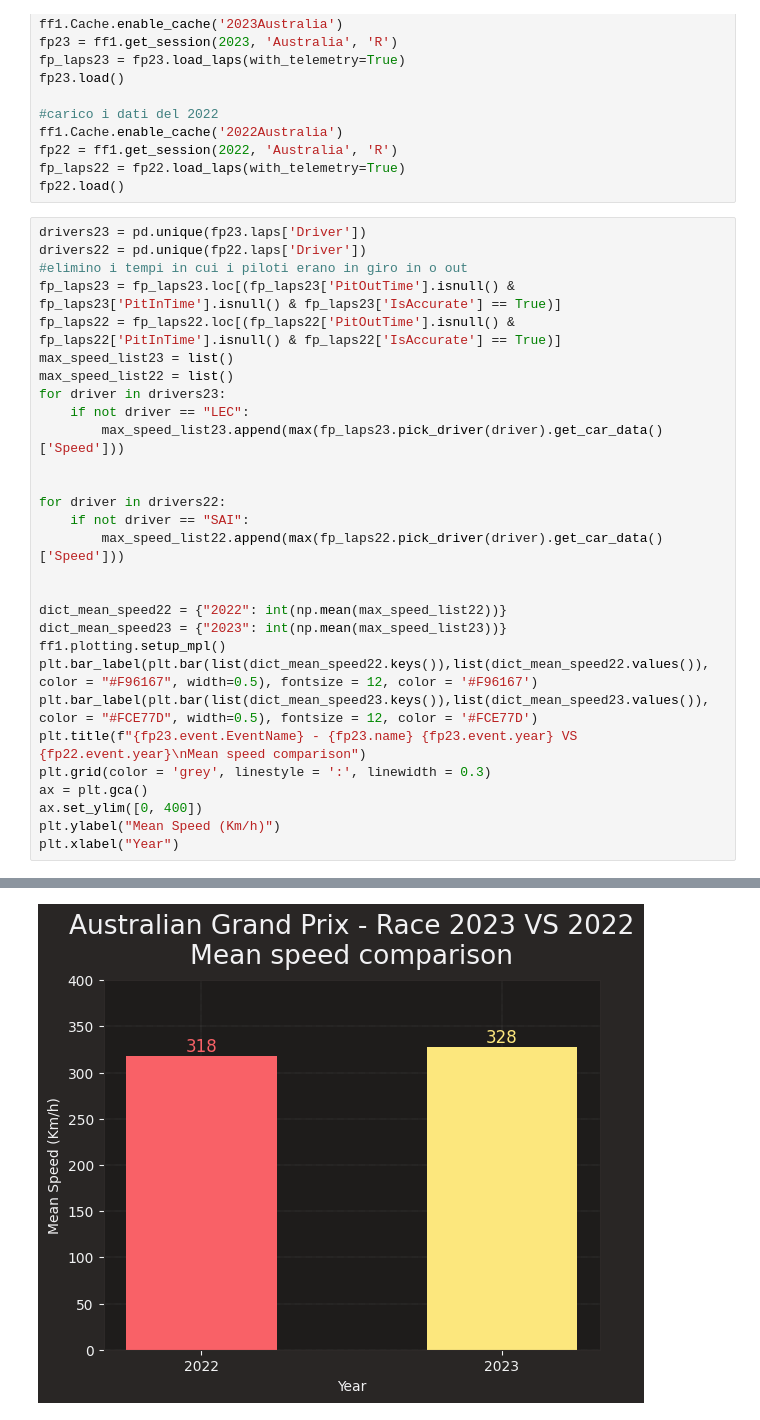
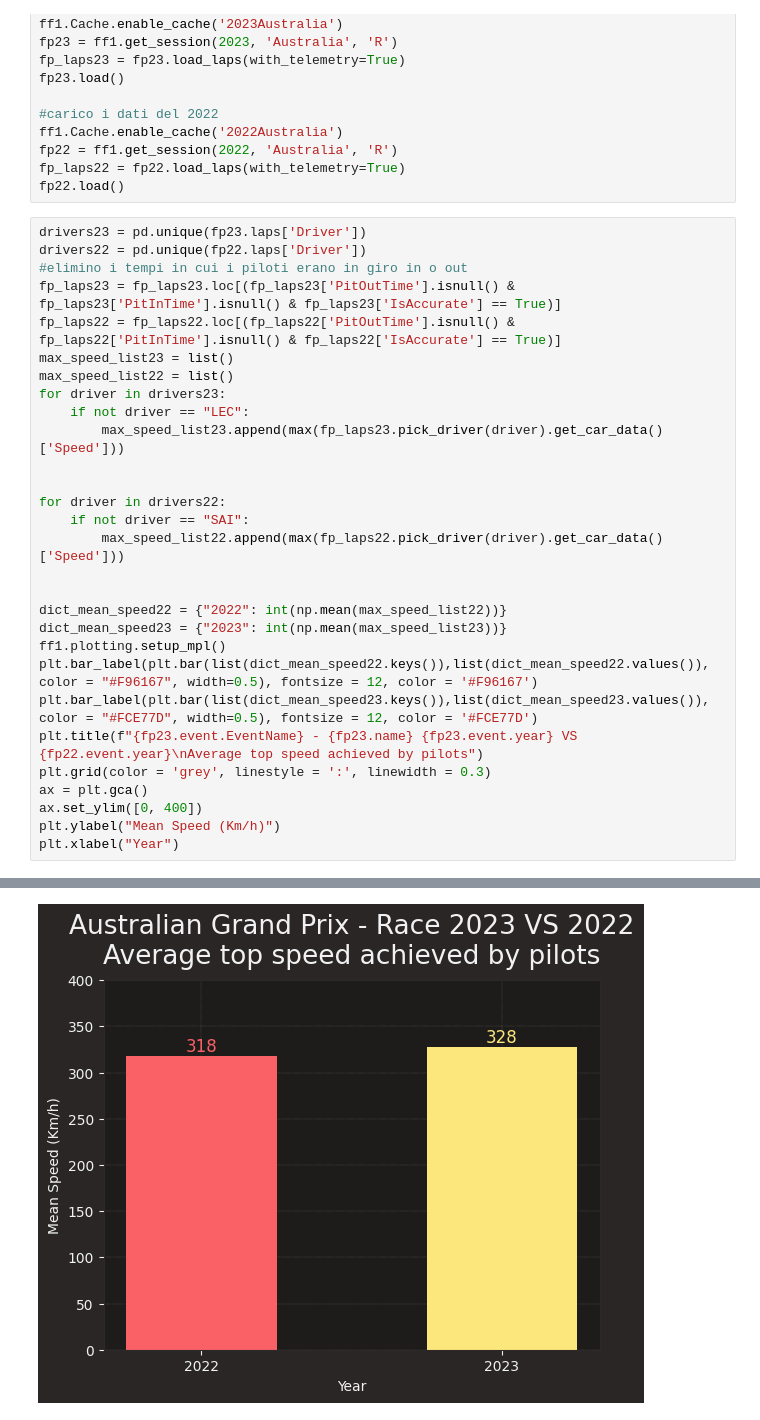
Before and after one commit to Rick8998/Australia2023F1, a Jupyter notebook: SessionAnalysis/meanSpeed22_23.ipynb, the cells around one changed output, grey strips where cells are left out. Saved outputs shown, nothing was run; the diff lists cells and outputs as text.

```diff
--- a/SessionAnalysis/meanSpeed22_23.ipynb
+++ b/SessionAnalysis/meanSpeed22_23.ipynb
@@ -30,32 +30,32 @@ drivers22 = pd.unique(fp22.laps['Driver'])
 #elimino i tempi in cui i piloti erano in giro in o out
 fp_laps23 = fp_laps23.loc[(fp_laps23['PitOutTime'].isnull() & fp_laps23['PitInTime'].isnull() & fp_laps23['IsAccurate'] == True)]
 fp_laps22 = fp_laps22.loc[(fp_laps22['PitOutTime'].isnull() & fp_laps22['PitInTime'].isnull() & fp_laps22['IsAccurate'] == True)]
 max_speed_list23 = list()
 max_speed_list22 = list()
 for driver in drivers23:
     if not driver == "LEC":
         max_speed_list23.append(max(fp_laps23.pick_driver(driver).get_car_data()['Speed']))
 
 
 for driver in drivers22:
     if not driver == "SAI":
         max_speed_list22.append(max(fp_laps22.pick_driver(driver).get_car_data()['Speed']))
 
 
 dict_mean_speed22 = {"2022": int(np.mean(max_speed_list22))}
 dict_mean_speed23 = {"2023": int(np.mean(max_speed_list23))}
 ff1.plotting.setup_mpl()
 plt.bar_label(plt.bar(list(dict_mean_speed22.keys()),list(dict_mean_speed22.values()), color = "#F96167", width=0.5), fontsize = 12, color = '#F96167')
 plt.bar_label(plt.bar(list(dict_mean_speed23.keys()),list(dict_mean_speed23.values()), color = "#FCE77D", width=0.5), fontsize = 12, color = '#FCE77D')
-plt.title(f"{fp23.event.EventName} - {fp23.name} {fp23.event.year} VS {fp22.event.year}\nMean speed comparison")
+plt.title(f"{fp23.event.EventName} - {fp23.name} {fp23.event.year} VS {fp22.event.year}\nAverage top speed achieved by pilots")
 plt.grid(color = 'grey', linestyle = ':', linewidth = 0.3)
 ax = plt.gca()
 ax.set_ylim([0, 400])
 plt.ylabel("Mean Speed (Km/h)")
 plt.xlabel("Year")
 # %% [output]
 category       INFO     Using categorical units to plot a list of strings that are all parsable as floats or dates. If these strings should be plotted as numbers, cast to the appropriate data type bef ...
 category       INFO     Using categorical units to plot a list of strings that are all parsable as floats or dates. If these strings should be plotted as numbers, cast to the appropriate data type bef ...
 category       INFO     Using categorical units to plot a list of strings that are all parsable as floats or dates. If these strings should be plotted as numbers, cast to the appropriate data type bef ...
 Text(0.5, 0, 'Year')
-[figure, old version]
+[figure, new version]
```
Also changed, not shown: 2 other files.
